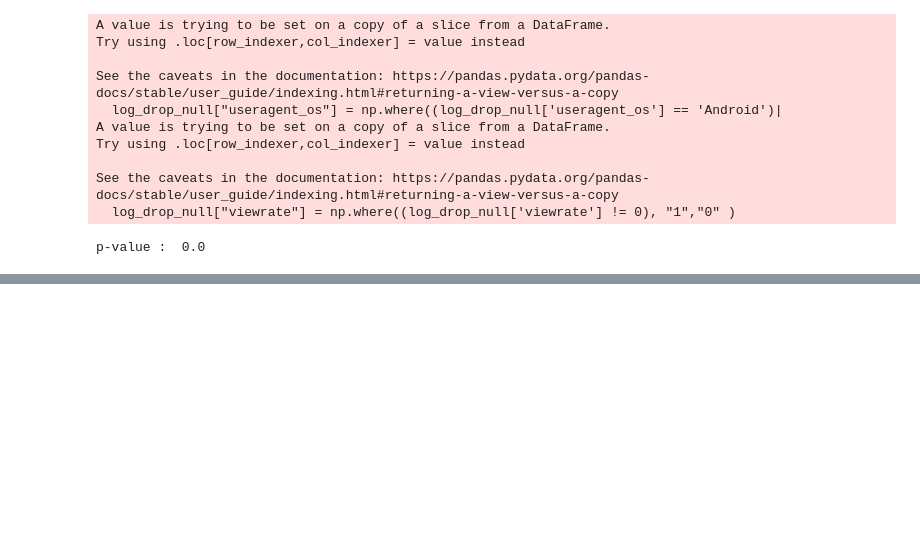
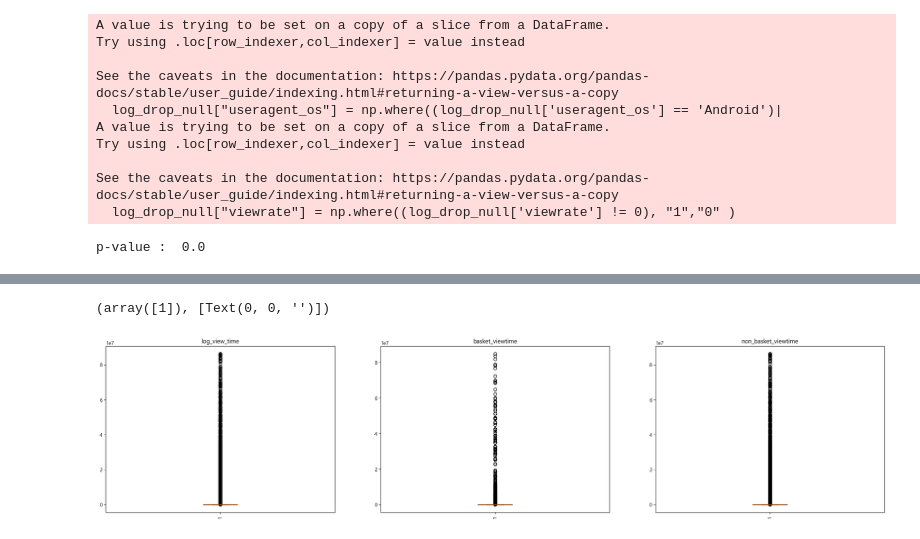
Before and after one commit to jaeseung11/A1_performance_factory_Aveners, a Jupyter notebook: sbk/log_data.ipynb, the cells around one changed output, grey strips where cells are left out. Saved outputs shown, nothing was run; the diff lists cells and outputs as text; code cells hidden in the pictures; blank space fills up the shorter version.

```diff
--- a/sbk/log_data.ipynb
+++ b/sbk/log_data.ipynb
@@ -916,0 +1114,23 @@ p-value :  0.0
+# %%
+
+
+plt.figure(figsize=(28, 6))
+plt.subplot(1, 3, 1)
+plt.boxplot(log_view_time['viewtime'])
+plt.title('log_view_time')
+plt.xticks(rotation=90)
+
+
+plt.subplot(1, 3, 2)
+plt.boxplot(basket_viewtime.viewtime)
+plt.title('basket_viewtime')
+plt.xticks(rotation=90)
+
+
+plt.subplot(1, 3, 3)
+plt.boxplot(non_basket_viewtime.viewtime)
+plt.title('non_basket_viewtime')
+plt.xticks(rotation=90)
+# %% [output]
+(array([1]), [Text(0, 0, '')])
+[figure, added]
```
Also changed, not shown: parts of 19 cells of this notebook, 2 other files.
